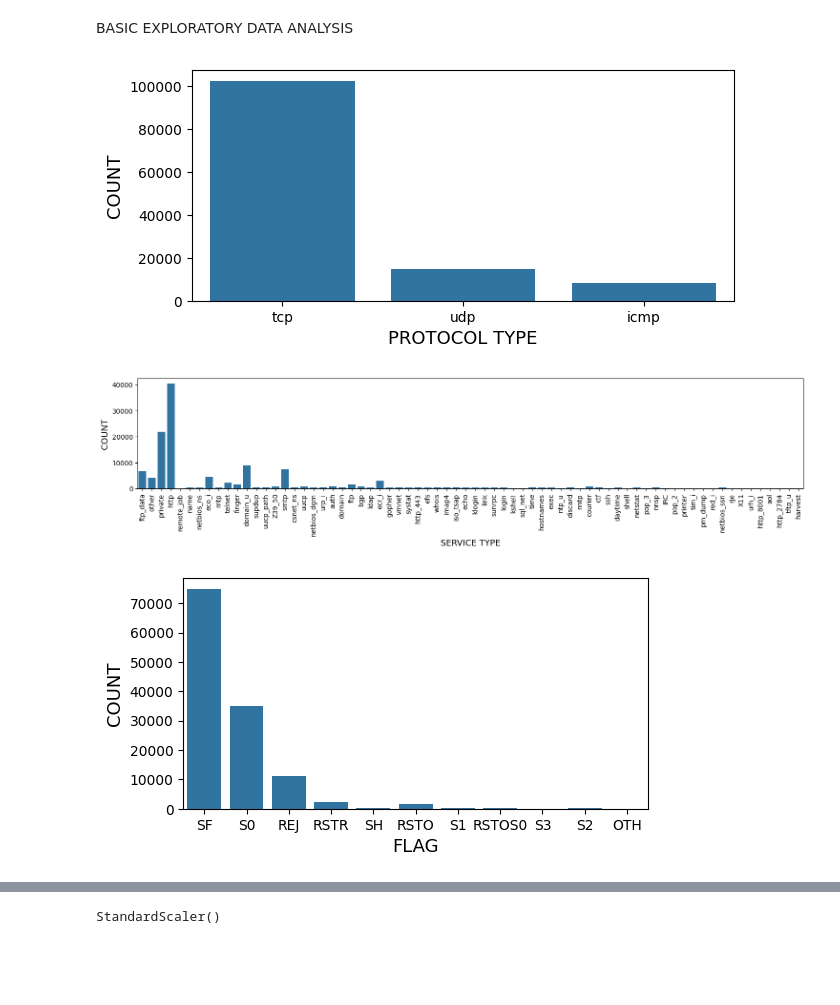
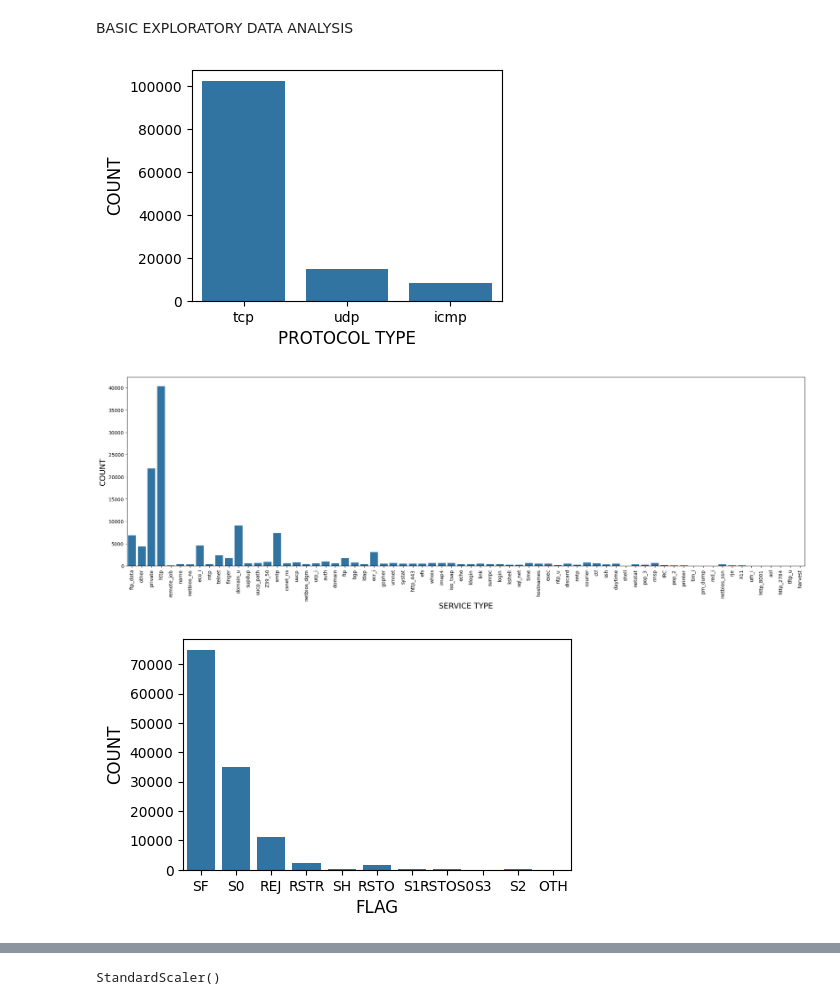
Before and after one commit to Manahil29/NIDS, a Jupyter notebook: ML_Project_NIDS/Network_Intrusion_Detection_System.ipynb, the cells around one changed output, grey strips where cells are left out. Cells and saved outputs as stored; diff of their text form; code cells hidden in the pictures; blank space fills up the shorter version.

```diff
--- a/ML_Project_NIDS/Network_Intrusion_Detection_System.ipynb
+++ b/ML_Project_NIDS/Network_Intrusion_Detection_System.ipynb
@@ -167,31 +260,31 @@ Test shape: (22544, 44)
 BASIC EXPLORATORY DATA ANALYSIS
 # %%
 # Protocol type distribution
-plt.figure(figsize=(7,3))
+plt.figure(figsize=(4, 3))
 sns.countplot(x="protocol_type", data=train)
-plt.xlabel("PROTOCOL TYPE", fontsize=13)
-plt.ylabel("COUNT", fontsize=13)
+plt.xlabel("PROTOCOL TYPE", fontsize=12)
+plt.ylabel("COUNT", fontsize=12)
 plt.show()
 # %% [output]
-[figure, old version]
+[figure, new version]
 # %%
 # service distribution
-plt.figure(figsize=(18,3))
+plt.figure(figsize=(25, 7))
 sns.countplot(x="service", data=train)
-plt.xlabel("SERVICE TYPE", fontsize=13)
-plt.ylabel("COUNT", fontsize=13)
+plt.xlabel("SERVICE TYPE", fontsize=16)
+plt.ylabel("COUNT", fontsize=16)
 plt.xticks(rotation=90)
 plt.show()
 # %% [output]
-[figure, old version]
+[figure, new version]
 # %%
 # flag distribution
-plt.figure(figsize=(6,3))
+plt.figure(figsize=(5, 3))
 sns.countplot(x="flag", data=train)
-plt.xlabel("FLAG", fontsize=13)
-plt.ylabel("COUNT", fontsize=13)
+plt.xlabel("FLAG", fontsize=12)
+plt.ylabel("COUNT", fontsize=12)
 plt.show()
 # %% [output]
-[figure, old version]
+[figure, new version]
 # %%
 # attack distribution
```
Also changed, not shown: parts of 31 cells of this notebook.
